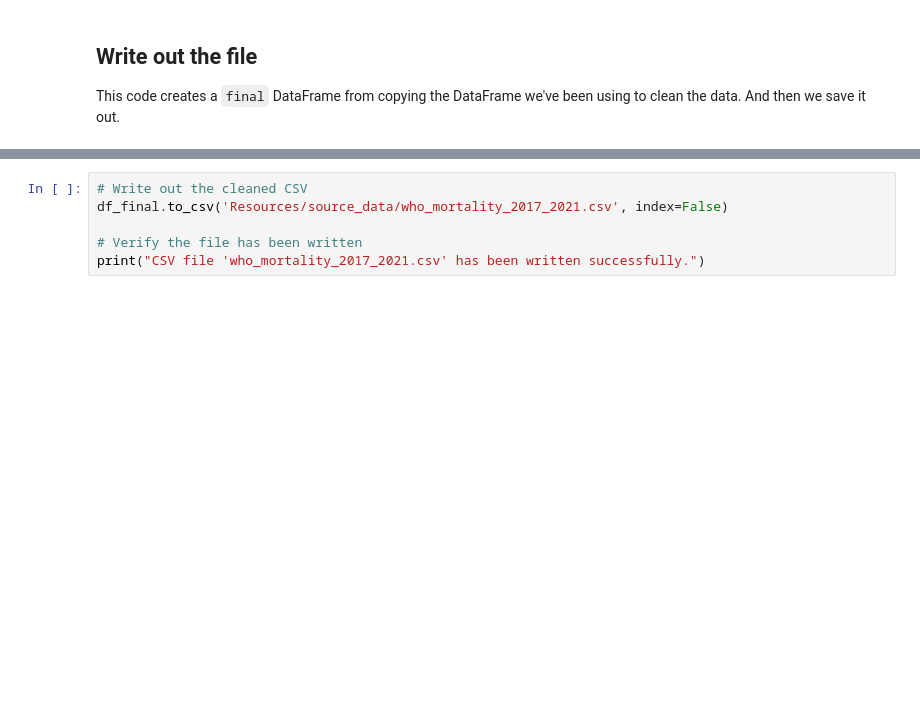
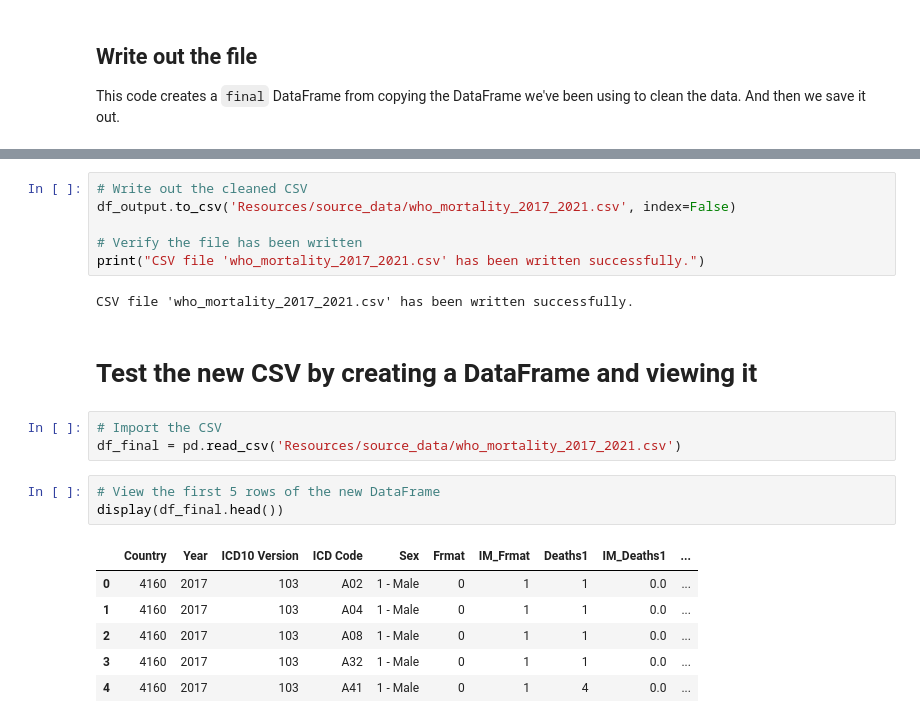
Before and after one commit to ShylaTatum/Group-Project-1, a Jupyter notebook: clean_workbook.ipynb, the cells around one changed output, grey strips where cells are left out. Cells and saved outputs as stored; diff of their text form; blank space fills up the shorter version.

Commit message:
Add test for new CSV
Signed-off-by: Jenn Allen <jenn.allen@gmail.com>

```diff
--- a/clean_workbook.ipynb
+++ b/clean_workbook.ipynb
@@ -193,7 +193,24 @@ display(df_final.head(2))
 | 1 | 4160 | 2017 | 103 | A04 | 1 - Male | 0 | 1 | 1 | 0.0 | ... |
 # %%
 # Write out the cleaned CSV
-df_final.to_csv('Resources/source_data/who_mortality_2017_2021.csv', index=False)
+df_output.to_csv('Resources/source_data/who_mortality_2017_2021.csv', index=False)
 
 # Verify the file has been written
 print("CSV file 'who_mortality_2017_2021.csv' has been written successfully.")
+# %% [output]
+CSV file 'who_mortality_2017_2021.csv' has been written successfully.
+# %% [markdown]
+# Test the new CSV by creating a DataFrame and viewing it
+# %%
+# Import the CSV
+df_final = pd.read_csv('Resources/source_data/who_mortality_2017_2021.csv')
+# %%
+# View the first 5 rows of the new DataFrame
+display(df_final.head())
+# %% [output]
+|  | Country | Year | ICD10 Version | ICD Code | Sex | Frmat | IM_Frmat | Deaths1 | IM_Deaths1 | ... |
+| 0 | 4160 | 2017 | 103 | A02 | 1 - Male | 0 | 1 | 1 | 0.0 | ... |
+| 1 | 4160 | 2017 | 103 | A04 | 1 - Male | 0 | 1 | 1 | 0.0 | ... |
+| 2 | 4160 | 2017 | 103 | A08 | 1 - Male | 0 | 1 | 1 | 0.0 | ... |
+| 3 | 4160 | 2017 | 103 | A32 | 1 - Male | 0 | 1 | 1 | 0.0 | ... |
+| 4 | 4160 | 2017 | 103 | A41 | 1 - Male | 0 | 1 | 4 | 0.0 | ... |
```
Also changed, not shown: parts of 1 cell of this notebook.
